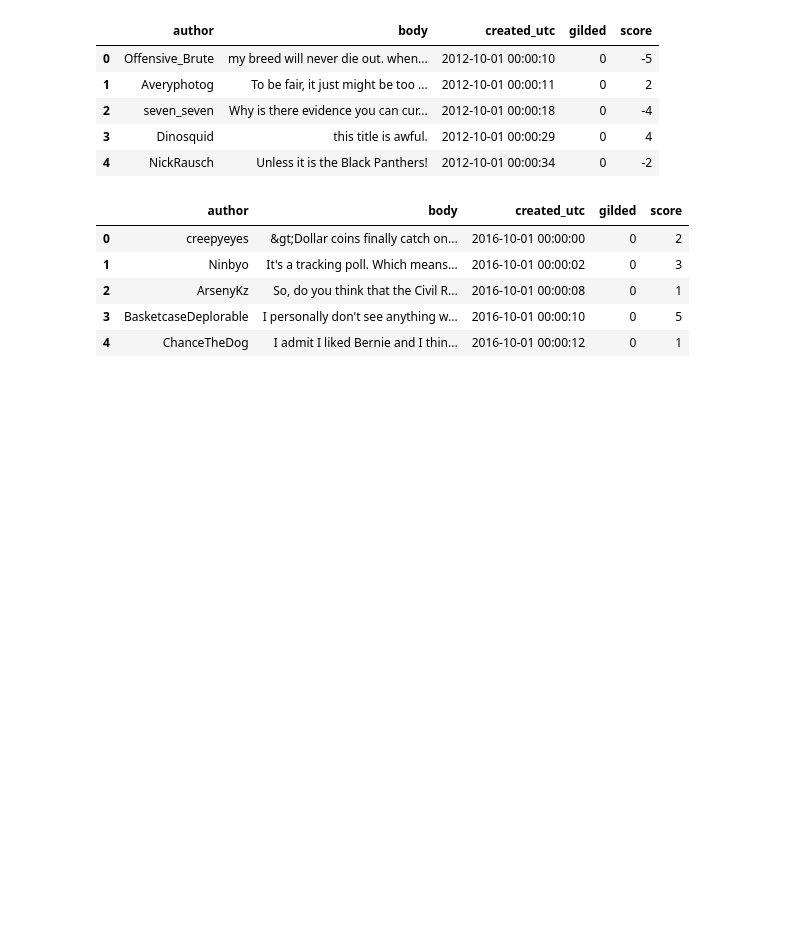
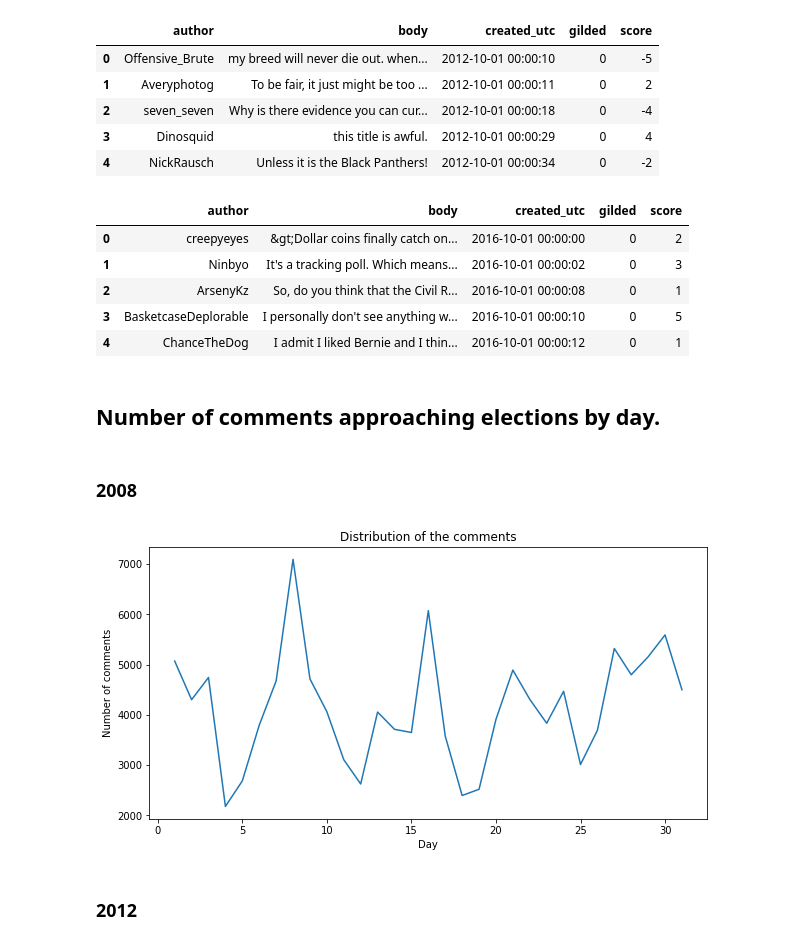
Before and after one commit to arthishow/Project, a Jupyter notebook: Milestone 2.ipynb, the cells around one changed output. Saved outputs shown, nothing was run; the diff lists cells and outputs as text; code cells hidden in the pictures; blank space fills up the shorter version.

```diff
--- a/Milestone 2.ipynb
+++ b/Milestone 2.ipynb
@@ -67,3 +69,23 @@ df_2016.head()
 | 2 | ArsenyKz | So, do you think that the Civil R... | 2016-10-01 00:00:08 | 0 | 1 |
 | 3 | BasketcaseDeplorable | I personally don't see anything w... | 2016-10-01 00:00:10 | 0 | 5 |
 | 4 | ChanceTheDog | I admit I liked Bernie and I thin... | 2016-10-01 00:00:12 | 0 | 1 |
+# %% [markdown]
+## Number of comments approaching elections by day.
+# %% [markdown]
+### 2008
+# %%
+days_2008 = df_2008.copy()
+days_2008['created_utc'] = df_2008['created_utc'].dt.day
+gr_2008 = days_2008.groupby(['created_utc'])
+buckets_2008 = gr_2008.size().reset_index(name='counts')
+# %%
+plt.figure(figsize=(10,5))
+plt.plot(buckets_2008['created_utc'],buckets_2008['counts'])
+plt.ylabel('Number of comments')
+plt.xlabel('Day')
+plt.title('Distribution of the comments')
+plt.show()
+# %% [output]
+[figure, added]
+# %% [markdown]
+### 2012
```
Also changed, not shown: parts of 23 cells of this notebook.
